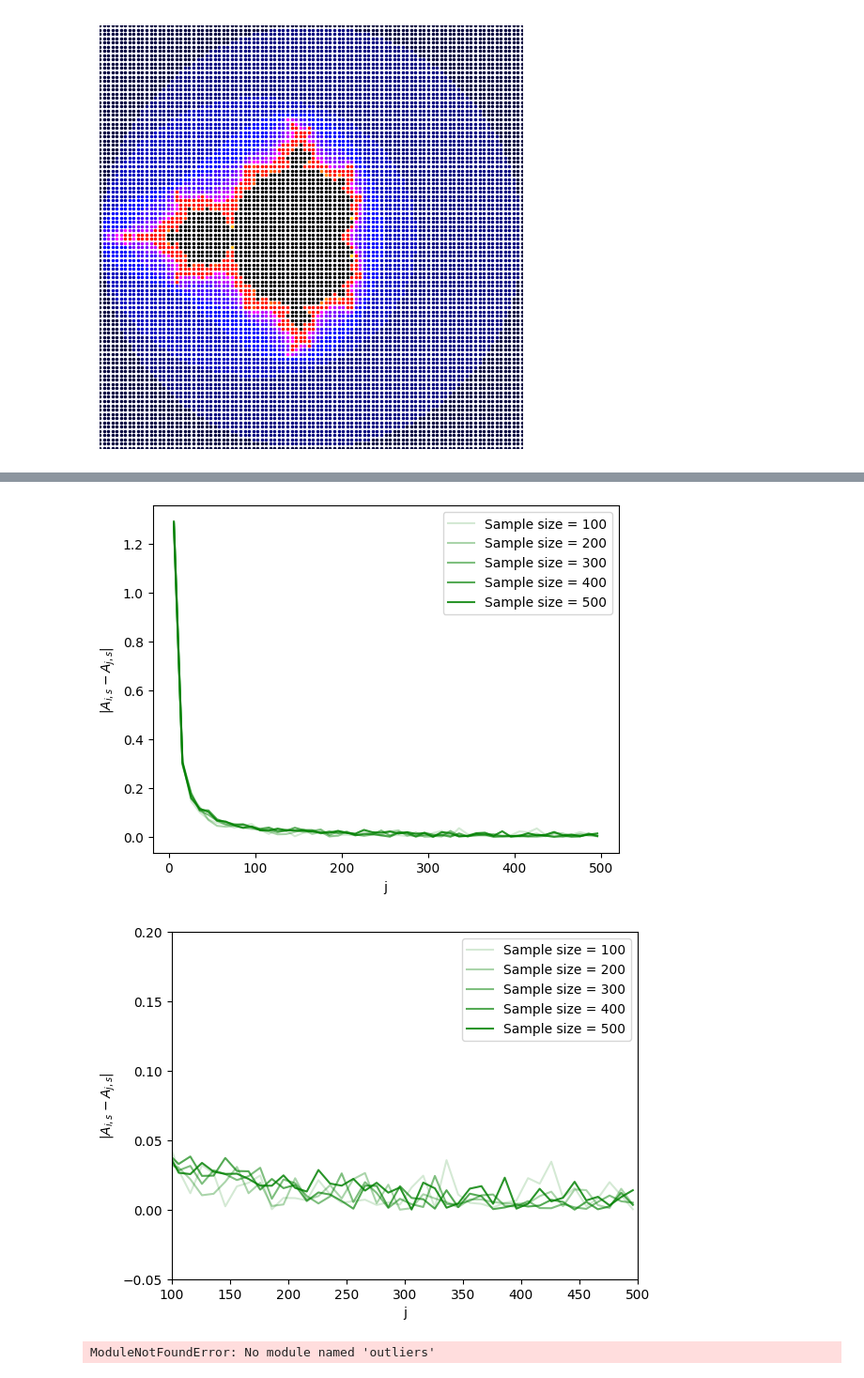
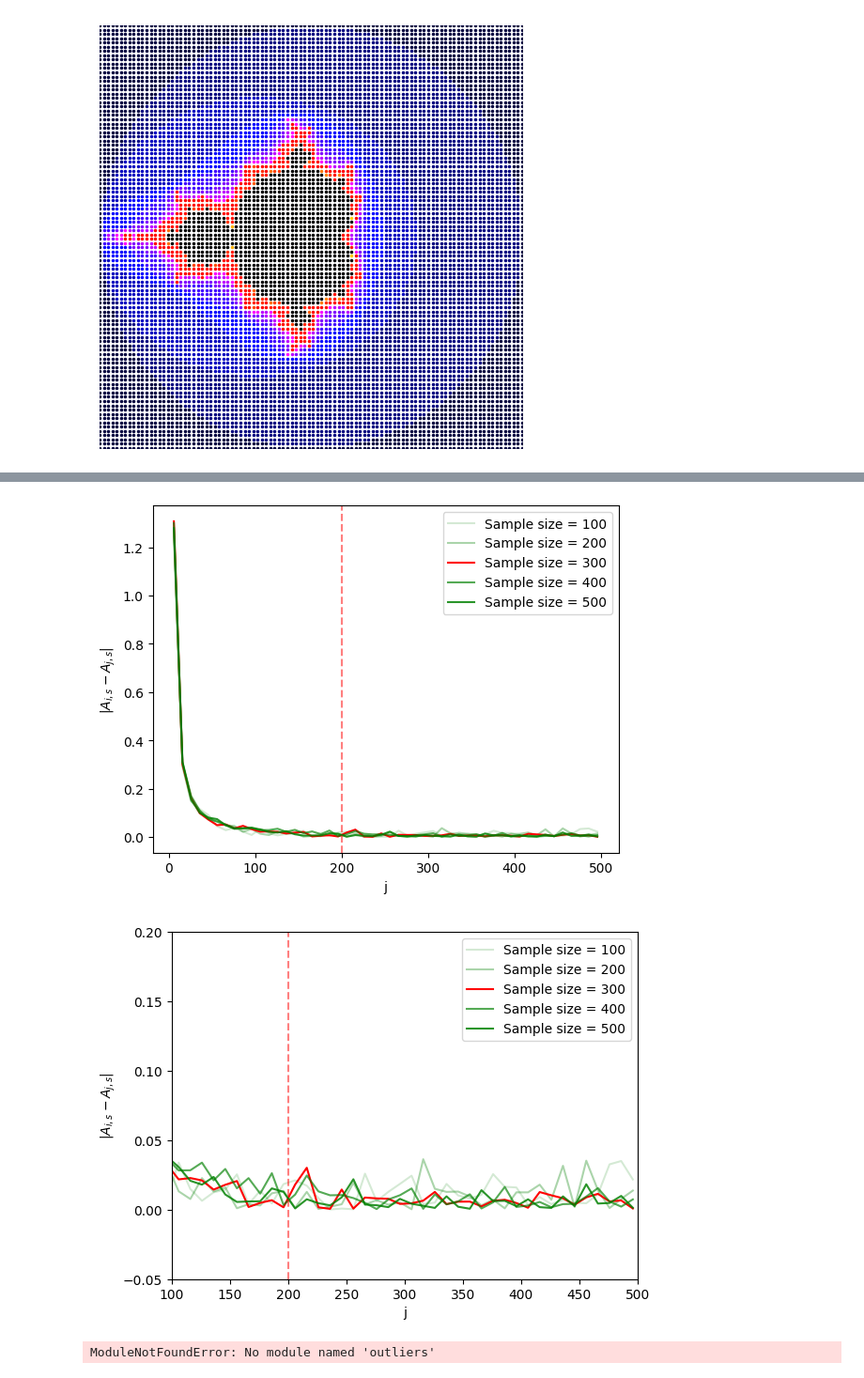
Before and after one commit to sachagijsbers/stochastic_1, a Jupyter notebook: code.ipynb, the cells around one changed output, grey strips where cells are left out. Shown at 94% size. Saved outputs shown, nothing was run; the diff lists cells and outputs as text; code cells hidden in the pictures.

```diff
--- a/code.ipynb
+++ b/code.ipynb
@@ -218,24 +206,32 @@ for sample in range(100, samples, 100):
 # %%
 for index in range(len(diffs_sample)):
-    plt.plot(j_list, diffs_sample[index], label = f"Sample size = {sample_list[index]}", c='green', alpha = (index+1)/6)
+    if index == 2:
+        plt.plot(j_list, diffs_sample[index], label = f"Sample size = {sample_list[index]}", c='red')
+    else:
+        plt.plot(j_list, diffs_sample[index], label = f"Sample size = {sample_list[index]}", c='green', alpha = (index+1)/6)
 
 plt.legend()
 plt.ylabel('$|A_{i,s} - A_{j,s}|$')
 plt.xlabel('j')
+plt.axvline(x = 200, color = 'red', linestyle = '--', alpha = 0.5)
 plt.show()
 
 for index in range(len(diffs_sample)):
-    plt.plot(j_list, diffs_sample[index], label = f"Sample size = {sample_list[index]}", c='green', alpha = (index+1)/6)
+    if index == 2:
+        plt.plot(j_list, diffs_sample[index], label = f"Sample size = {sample_list[index]}", c='red')
+    else:
+        plt.plot(j_list, diffs_sample[index], label = f"Sample size = {sample_list[index]}", c='green', alpha = (index+1)/6)
 
 plt.legend()
 plt.ylabel('$|A_{i,s} - A_{j,s}|$')
 plt.xlabel('j')
+plt.axvline(x = 200, color = 'red', linestyle = '--', alpha = 0.5)
 plt.xlim(100,500)
 plt.ylim(-0.05,0.2)
 plt.show()
 # %% [output]
-[figure, old version]
+[figure, new version]
-[figure, old version]
+[figure, new version]
 # %%
 
 from outliers import smirnov_grubbs as grubbs
```
Also changed, not shown: parts of 3 cells of this notebook, 2 other files.
